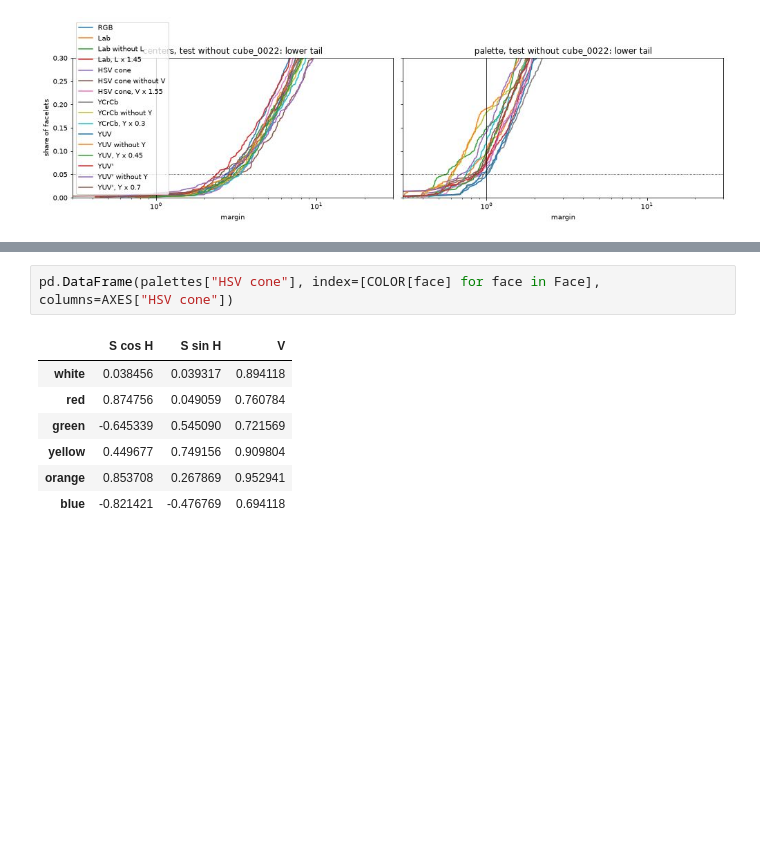
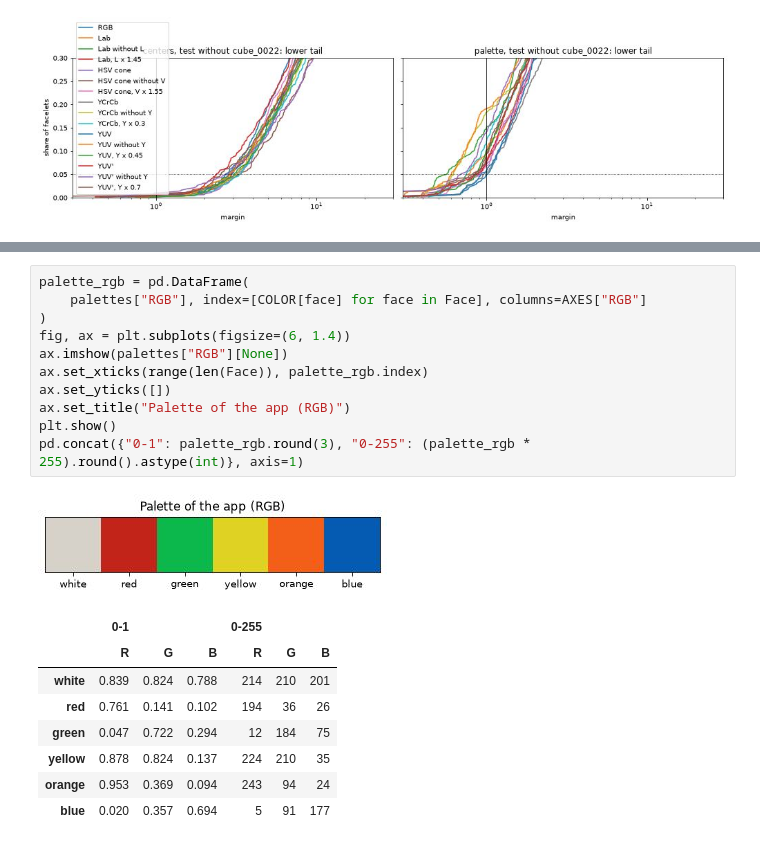
Before and after one commit to kwyrzyk/puzzle-vision, a Jupyter notebook: research/notebooks/3.1-kw-sticker-color-classification.ipynb, the cells around one changed output, grey strips where cells are left out. Saved outputs shown, nothing was run; the diff lists cells and outputs as text; blank space fills up the shorter version.

Commit message:
feat(notebooks): app colors pallete visualisation

```diff
--- a/research/notebooks/3.1-kw-sticker-color-classification.ipynb
+++ b/research/notebooks/3.1-kw-sticker-color-classification.ipynb
@@ -1109,10 +1116,21 @@ Palette of the chosen space, for the app:
 # %%
-pd.DataFrame(palettes["HSV cone"], index=[COLOR[face] for face in Face], columns=AXES["HSV cone"])
+palette_rgb = pd.DataFrame(
+    palettes["RGB"], index=[COLOR[face] for face in Face], columns=AXES["RGB"]
+)
+fig, ax = plt.subplots(figsize=(6, 1.4))
+ax.imshow(palettes["RGB"][None])
+ax.set_xticks(range(len(Face)), palette_rgb.index)
+ax.set_yticks([])
+ax.set_title("Palette of the app (RGB)")
+plt.show()
+pd.concat({"0-1": palette_rgb.round(3), "0-255": (palette_rgb * 255).round().astype(int)}, axis=1)
 # %% [output]
+[figure, added]
-|  | S cos H | S sin H | V |
-| white | 0.038456 | 0.039317 | 0.894118 |
-| red | 0.874756 | 0.049059 | 0.760784 |
-| green | -0.645339 | 0.545090 | 0.721569 |
-| yellow | 0.449677 | 0.749156 | 0.909804 |
-| orange | 0.853708 | 0.267869 | 0.952941 |
-| blue | -0.821421 | -0.476769 | 0.694118 |
+|  | 0-1 |  |  | 0-255 |  |  |
+|  | R | G | B | R | G | B |
+| white | 0.839 | 0.824 | 0.788 | 214 | 210 | 201 |
+| red | 0.761 | 0.141 | 0.102 | 194 | 36 | 26 |
+| green | 0.047 | 0.722 | 0.294 | 12 | 184 | 75 |
+| yellow | 0.878 | 0.824 | 0.137 | 224 | 210 | 35 |
+| orange | 0.953 | 0.369 | 0.094 | 243 | 94 | 24 |
+| blue | 0.020 | 0.357 | 0.694 | 5 | 91 | 177 |
```
Also changed, not shown: parts of 4 cells of this notebook.
